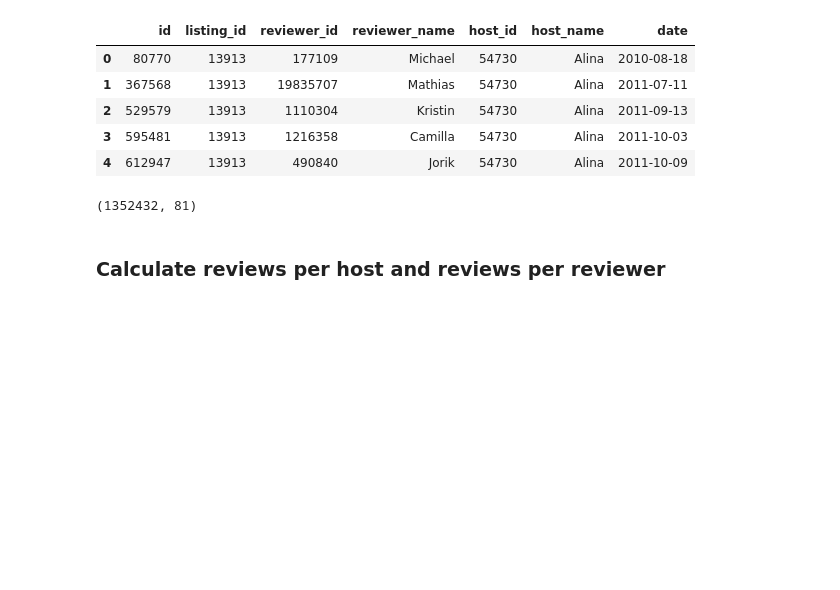
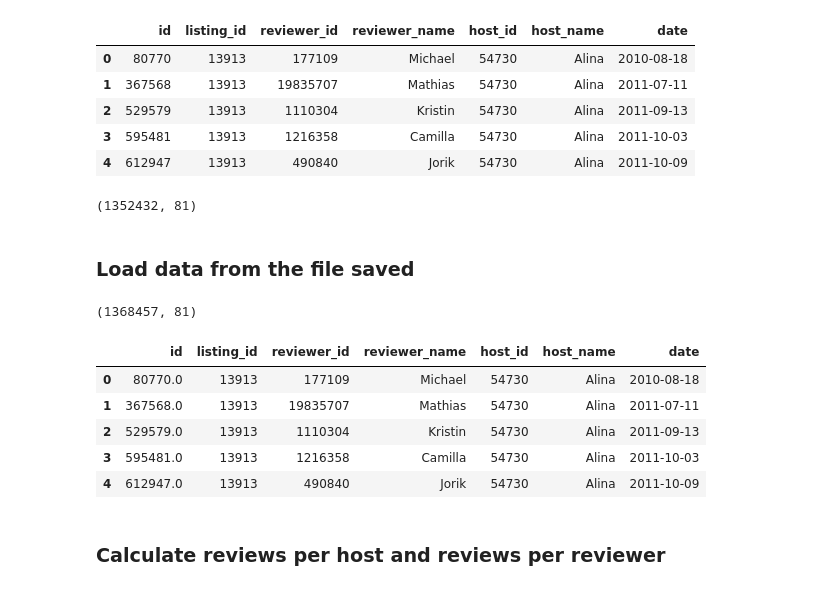
Before and after one commit to codersneha3012/airbnb, a Jupyter notebook: notebooks/usecase2.ipynb, the cells around one changed output. Cells and saved outputs as stored; diff of their text form; code cells hidden in the pictures; blank space fills up the shorter version.

```diff
--- a/notebooks/usecase2.ipynb
+++ b/notebooks/usecase2.ipynb
@@ -104,6 +102,23 @@ df.to_csv('../data/reviews_merged.csv')
 df.shape
 # %% [output]
 (1352432, 81)
+# %% [markdown]
+### Load data from the file saved
+# %%
+df = pd.read_csv('../data/reviews_merged.csv')
+df.shape
+# %% [output]
+(1368457, 81)
+# %%
+df = df[['id', 'listing_id', 'reviewer_id', 'reviewer_name', 'host_id', 'host_name', 'date']]
+df.head()
+# %% [output]
+|  | id | listing_id | reviewer_id | reviewer_name | host_id | host_name | date |
+| 0 | 80770.0 | 13913 | 177109 | Michael | 54730 | Alina | 2010-08-18 |
+| 1 | 367568.0 | 13913 | 19835707 | Mathias | 54730 | Alina | 2011-07-11 |
+| 2 | 529579.0 | 13913 | 1110304 | Kristin | 54730 | Alina | 2011-09-13 |
+| 3 | 595481.0 | 13913 | 1216358 | Camilla | 54730 | Alina | 2011-10-03 |
+| 4 | 612947.0 | 13913 | 490840 | Jorik | 54730 | Alina | 2011-10-09 |
 # %% [markdown]
 ### Calculate reviews per host and reviews per reviewer
 # %%
```
Also changed, not shown: parts of 7 cells of this notebook.
